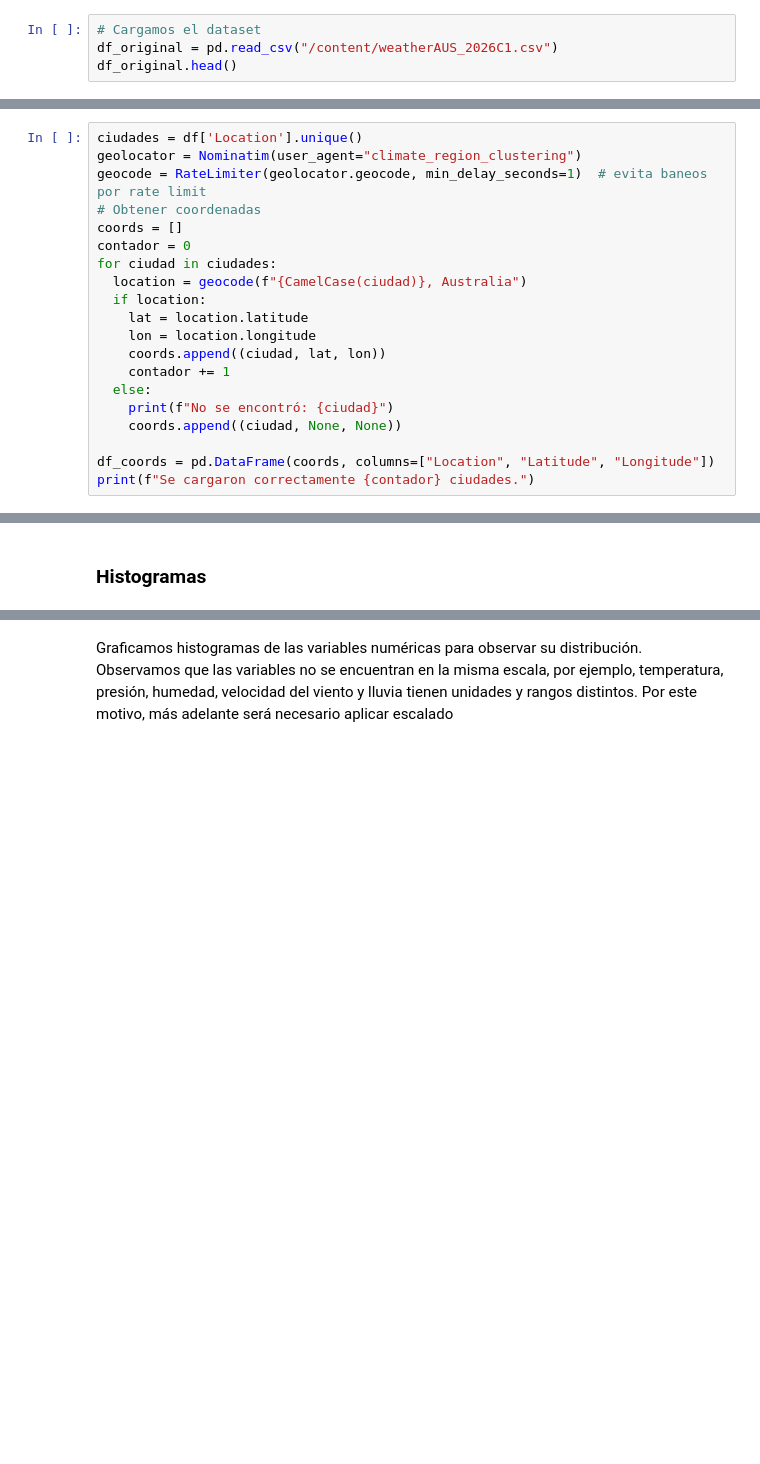
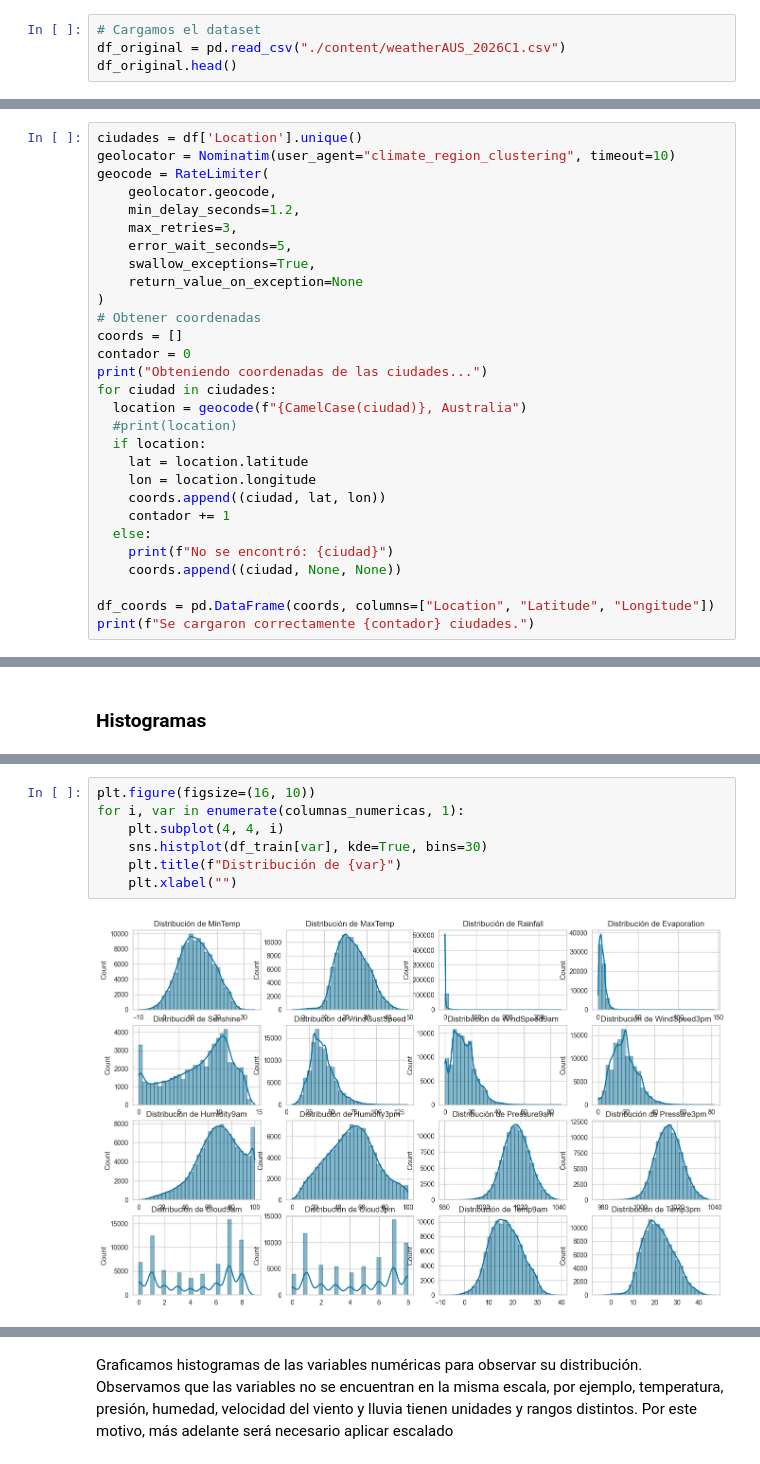
Before and after one commit to ZahirJacob/AA1-TUIA-Dimenna-Jacob-Taborda, a Jupyter notebook: TP_clasificacion_AA1.ipynb, the cells around one changed output, grey strips where cells are left out. Saved outputs shown, nothing was run; the diff lists cells and outputs as text; blank space fills up the shorter version.

```diff
--- a/TP_clasificacion_AA1.ipynb
+++ b/TP_clasificacion_AA1.ipynb
@@ -40,5 +49,5 @@ from pycaret.classification import *
 ## Ítem 1: Análisis descriptivo
 # %%
 # Cargamos el dataset
-df_original = pd.read_csv("/content/weatherAUS_2026C1.csv")
+df_original = pd.read_csv("./content/weatherAUS_2026C1.csv")
 df_original.head()
@@ -113,13 +183,22 @@ def CamelCase(cadena: str) -> str:
   return resultado
 # %%
 ciudades = df['Location'].unique()
-geolocator = Nominatim(user_agent="climate_region_clustering")
-geocode = RateLimiter(geolocator.geocode, min_delay_seconds=1)  # evita baneos por rate limit
+geolocator = Nominatim(user_agent="climate_region_clustering", timeout=10)
+geocode = RateLimiter(
+    geolocator.geocode,
+    min_delay_seconds=1.2,
+    max_retries=3,
+    error_wait_seconds=5,
+    swallow_exceptions=True,
+    return_value_on_exception=None
+)
 # Obtener coordenadas
 coords = []
 contador = 0
+print("Obteniendo coordenadas de las ciudades...")
 for ciudad in ciudades:
   location = geocode(f"{CamelCase(ciudad)}, Australia")
+  #print(location)
   if location:
     lat = location.latitude
     lon = location.longitude
@@ -247,3 +477,12 @@ En este caso interesa observar cuántas categorías distintas tiene cada variabl
+# %%
+plt.figure(figsize=(16, 10))
+for i, var in enumerate(columnas_numericas, 1):
+    plt.subplot(4, 4, i)
+    sns.histplot(df_train[var], kde=True, bins=30)
+    plt.title(f"Distribución de {var}")
+    plt.xlabel("")
+# %% [output]
+[figure, added]
 # %%
 # graficamos histogramas para observar la distribución de las variables numéricas.
 df_train[columnas_numericas].hist(figsize=(15, 12), bins=30)
```
Also changed, not shown: parts of 111 cells of this notebook.
